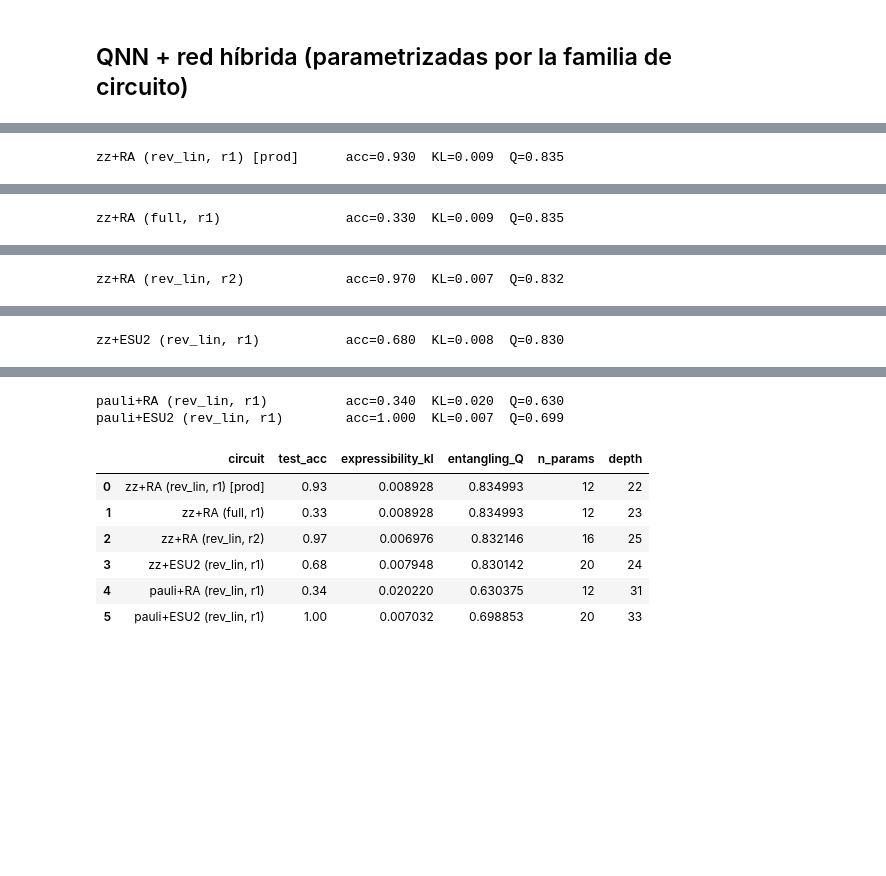
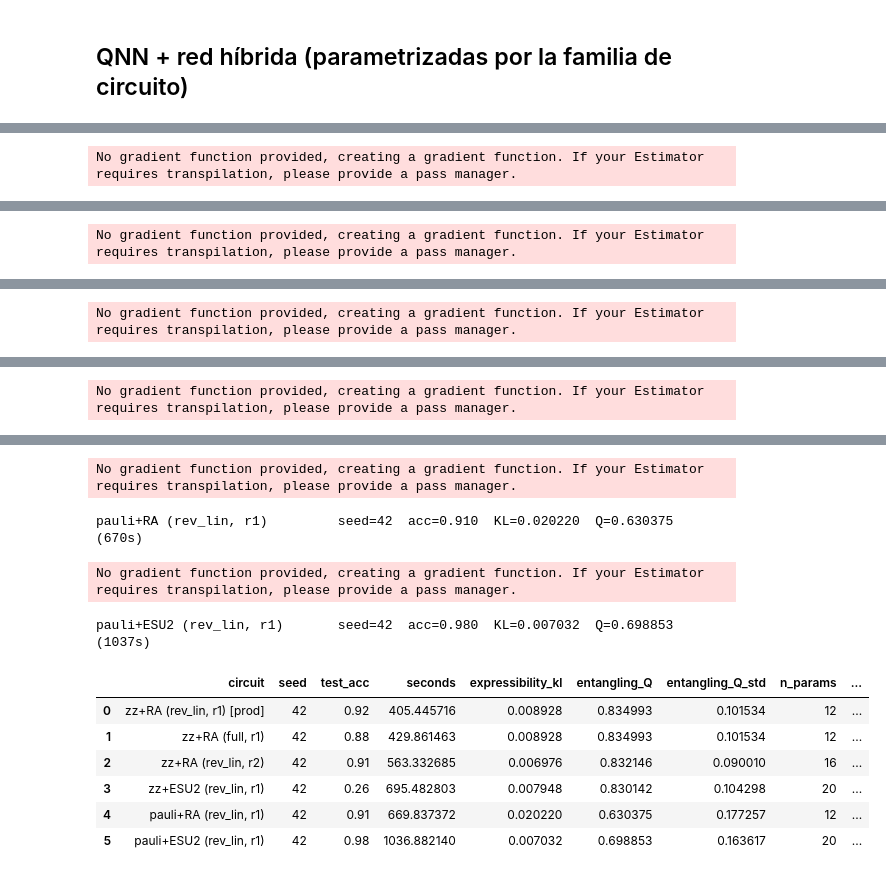
Before and after one commit to SERGI0HERREROS/mixed-noise-hybrid-qml, a Jupyter notebook: 03_metric_vs_accuracy.ipynb, the cells around one changed output, grey strips where cells are left out. Cells and saved outputs as stored; diff of their text form; code cells hidden in the pictures; blank space fills up the shorter version.

```diff
--- a/03_metric_vs_accuracy.ipynb
+++ b/03_metric_vs_accuracy.ipynb
@@ -93,6 +112,9 @@ device: cpu
 # %%
 transform = transforms.Compose([transforms.ToTensor()])
-DATA_ROOT = os.path.abspath(os.path.join('..', 'data'))  # reutiliza TFM/data si existe
+
+# data/ del propio repositorio (esta en .gitignore, y ya contiene MNIST descargado)
+DATA_ROOT = os.path.join(REPO_ROOT, 'data')
+
 X_train = datasets.MNIST(root=DATA_ROOT, train=True, download=True, transform=transform)
 X_test = datasets.MNIST(root=DATA_ROOT, train=False, download=True, transform=transform)
 
@@ -102,10 +124,10 @@ X_train.targets = X_train.targets[:n_samples_train]
 X_test.data = X_test.data[:n_samples_test]
 X_test.targets = X_test.targets[:n_samples_test]
 
-g = torch.Generator().manual_seed(SEED)
+g = torch.Generator().manual_seed(DATA_SEED)
 train_subset, val_subset = random_split(X_train, [300, 100], generator=g)
 
-# Parámetros de ruido de config/common.yaml
+# Parametros de ruido de config/common.yaml
 def gaussian_noise(img, sigma=0.25):
     return torch.clamp(img + torch.randn_like(img) * sigma, 0, 1)
 
@@ -138,9 +160,18 @@ class NoisyMNISTDataset(Dataset):
     def __getitem__(self, idx):
         return self.noisy_images[idx], self.labels[idx]
 
+# El ruido y la eleccion de clase consumen los RNG globales de torch y numpy.
+# Se fijan AQUI para que la celda sea idempotente: re-ejecutarla reconstruye
+# exactamente el mismo dataset, independientemente de lo que se haya corrido antes.
+torch.manual_seed(DATA_SEED)
+np.random.seed(DATA_SEED)
+
 train_loader = DataLoader(NoisyMNISTDataset(train_subset), batch_size=32, shuffle=True)
 val_loader = DataLoader(NoisyMNISTDataset(val_subset), batch_size=32, shuffle=False)
 test_loader = DataLoader(NoisyMNISTDataset(X_test), batch_size=32, shuffle=False)
+
 print('batches train/val/test:', len(train_loader), len(val_loader), len(test_loader))
+print('soporte por clase (test):',
+      np.bincount(np.asarray(test_loader.dataset.labels, dtype=int), minlength=3))
 # %% [output]
 batches train/val/test: 10 4 4
@@ -225,16 +276,28 @@ CONFIGS = [
     ('pauli+ESU2 (rev_lin, r1)',   'pauli', 'efficient_su2',   'reverse_linear', 1),
 ]
 
-rows = []
+n_runs = len(CONFIGS) * len(SEEDS)
+print(f'{len(CONFIGS)} configuraciones x {len(SEEDS)} semilla(s) = {n_runs} entrenamientos '
+      f'de {EPOCHS} epocas.')
+print(f'En CPU cada entrenamiento ronda los 10 min: estimacion total ~{n_runs * 10} min.')
+print()
+
+runs = []
 for label, fm, an, ent, reps in CONFIGS:
-    acc, m = train_eval(fm, (an, ent, reps)
-    rows.append({'circuit': label, 'test_acc': acc,
-                 'expressibility_kl': m['expressibility_kl'],
-                 'entangling_Q': m['entangling_Q'],
-                 'n_params': m['n_params'], 'depth': m['depth']})
-    print(f"{label:30s}  acc={acc:.3f}  KL={m['expressibility_kl']:.3f}  Q={m['entangling_Q']:.3f}")
+    m = circuit_descriptors(fm, an, ent, reps)
+    for seed in SEEDS:
+        acc, secs = train_eval(fm, an, ent, reps, seed)
+        runs.append({
+            'circuit': label, 'seed': seed, 'test_acc': acc, 'seconds': secs,
+            'expressibility_kl': m['expressibility_kl'],
+            'entangling_Q': m['entangling_Q'],
+            'entangling_Q_std': m['entangling_Q_std'],
+            'n_params': m['n_params'], 'depth': m['depth'],
+        })
+        print(f"{label:30s} seed={seed}  acc={acc:.3f}  "
+              f"KL={m['expressibility_kl']:.6f}  Q={m['entangling_Q']:.6f}  ({secs:.0f}s)")
 
-dfc = pd.DataFrame(rows)
-dfc.to_csv(os.path.join(TABLES_DIR, 'E6_metric_vs_accuracy.csv'), index=False)
-dfc
+df_runs = pd.DataFrame(runs)
+df_runs.to_csv(os.path.join(TABLES_DIR, 'E6_metric_vs_accuracy_runs.csv'), index=False)
+df_runs
 # %% [output]
@@ -243 +306 @@ WARNING:qiskit_machine_learning.neural_networks.estimator_qnn:No gradient functi
-zz+RA (rev_lin, r1) [prod]      acc=0.930  KL=0.009  Q=0.835
+No gradient function provided, creating a gradient function. If your Estimator requires transpilation, please provide a pass manager.
@@ -245 +308 @@ WARNING:qiskit_machine_learning.neural_networks.estimator_qnn:No gradient functi
-zz+RA (full, r1)                acc=0.330  KL=0.009  Q=0.835
+No gradient function provided, creating a gradient function. If your Estimator requires transpilation, please provide a pass manager.
@@ -247 +310 @@ WARNING:qiskit_machine_learning.neural_networks.estimator_qnn:No gradient functi
-zz+RA (rev_lin, r2)             acc=0.970  KL=0.007  Q=0.832
+No gradient function provided, creating a gradient function. If your Estimator requires transpilation, please provide a pass manager.
@@ -249 +312 @@ WARNING:qiskit_machine_learning.neural_networks.estimator_qnn:No gradient functi
-zz+ESU2 (rev_lin, r1)           acc=0.680  KL=0.008  Q=0.830
+No gradient function provided, creating a gradient function. If your Estimator requires transpilation, please provide a pass manager.
@@ -251,9 +314,11 @@ WARNING:qiskit_machine_learning.neural_networks.estimator_qnn:No gradient functi
-pauli+RA (rev_lin, r1)          acc=0.340  KL=0.020  Q=0.630
-pauli+ESU2 (rev_lin, r1)        acc=1.000  KL=0.007  Q=0.699
+No gradient function provided, creating a gradient function. If your Estimator requires transpilation, please provide a pass manager.
+pauli+RA (rev_lin, r1)         seed=42  acc=0.910  KL=0.020220  Q=0.630375  (670s)
+No gradient function provided, creating a gradient function. If your Estimator requires transpilation, please provide a pass manager.
+pauli+ESU2 (rev_lin, r1)       seed=42  acc=0.980  KL=0.007032  Q=0.698853  (1037s)
-|  | circuit | test_acc | expressibility_kl | entangling_Q | n_params | depth |
-| 0 | zz+RA (rev_lin, r1) [prod] | 0.93 | 0.008928 | 0.834993 | 12 | 22 |
-| 1 | zz+RA (full, r1) | 0.33 | 0.008928 | 0.834993 | 12 | 23 |
-| 2 | zz+RA (rev_lin, r2) | 0.97 | 0.006976 | 0.832146 | 16 | 25 |
-| 3 | zz+ESU2 (rev_lin, r1) | 0.68 | 0.007948 | 0.830142 | 20 | 24 |
-| 4 | pauli+RA (rev_lin, r1) | 0.34 | 0.020220 | 0.630375 | 12 | 31 |
-| 5 | pauli+ESU2 (rev_lin, r1) | 1.00 | 0.007032 | 0.698853 | 20 | 33 |
+|  | circuit | seed | test_acc | seconds | expressibility_kl | entangling_Q | entangling_Q_std | n_params | ... |
+| 0 | zz+RA (rev_lin, r1) [prod] | 42 | 0.92 | 405.445716 | 0.008928 | 0.834993 | 0.101534 | 12 | ... |
+| 1 | zz+RA (full, r1) | 42 | 0.88 | 429.861463 | 0.008928 | 0.834993 | 0.101534 | 12 | ... |
+| 2 | zz+RA (rev_lin, r2) | 42 | 0.91 | 563.332685 | 0.006976 | 0.832146 | 0.090010 | 16 | ... |
+| 3 | zz+ESU2 (rev_lin, r1) | 42 | 0.26 | 695.482803 | 0.007948 | 0.830142 | 0.104298 | 20 | ... |
+| 4 | pauli+RA (rev_lin, r1) | 42 | 0.91 | 669.837372 | 0.020220 | 0.630375 | 0.177257 | 12 | ... |
+| 5 | pauli+ESU2 (rev_lin, r1) | 42 | 0.98 | 1036.882140 | 0.007032 | 0.698853 | 0.163617 | 20 | ... |
```
Also changed, not shown: parts of 19 cells of this notebook, 2 other files.
